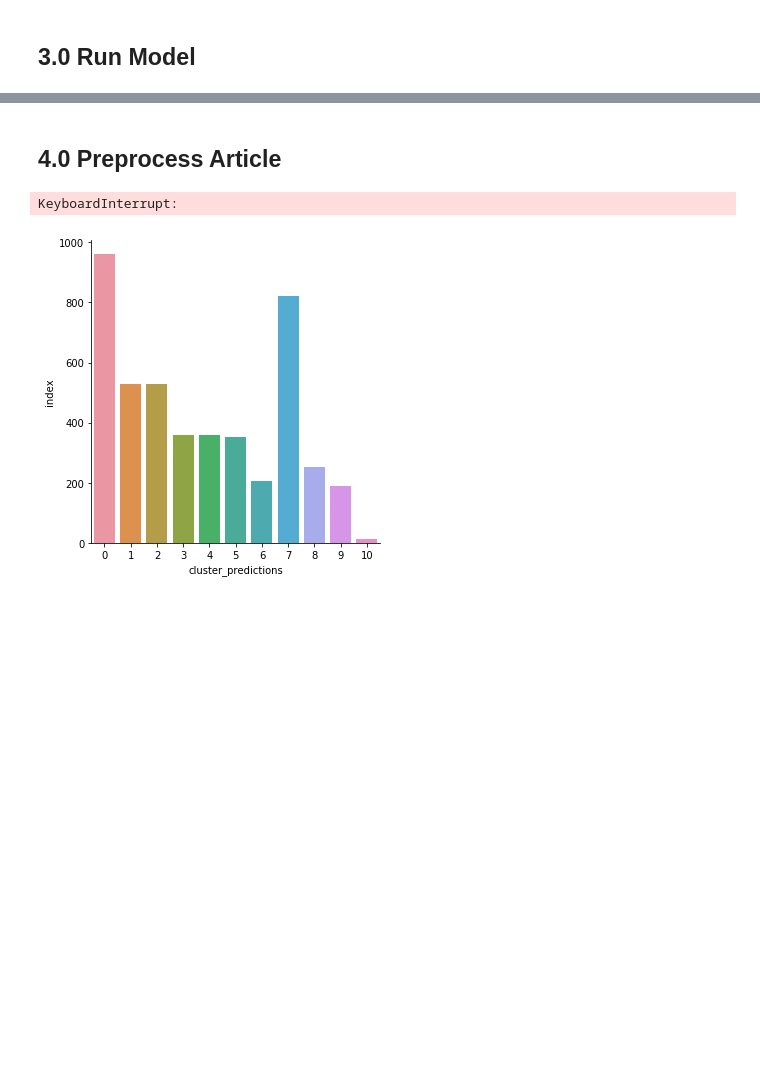
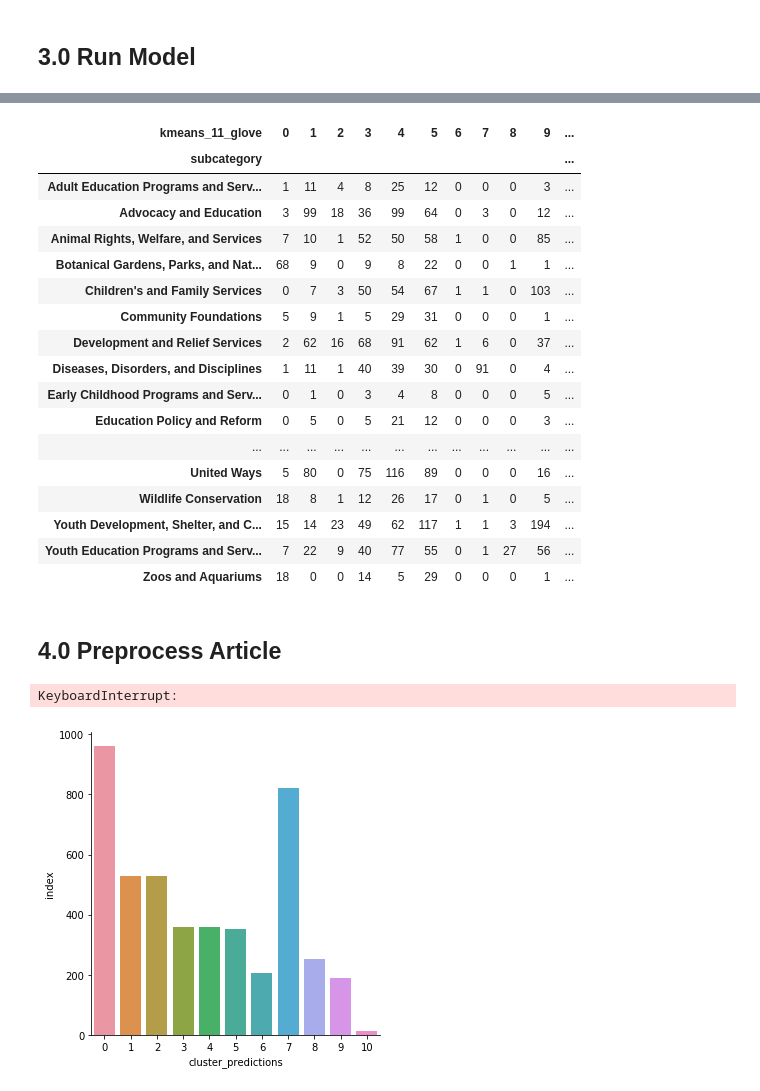
Before and after one commit to achanales/Giver, a Jupyter notebook: notebooks/4.1-Basic_Pipeline.ipynb, the cells around one changed output, grey strips where cells are left out. Drawn from its saved outputs; the diff is of its cells as text; code cells hidden in the pictures; blank space fills up the shorter version.

```diff
--- a/notebooks/4.1-Basic_Pipeline.ipynb
+++ b/notebooks/4.1-Basic_Pipeline.ipynb
@@ -94,2 +77,0 @@ docs_corpus = [docs_dict.doc2bow(doc) for doc in mission_text_pre]
-# %%
-docs_vecs   = np.vstack([sparse2full(c, len(docs_dict)) for c in docs_corpus])
@@ -195,3 +179,24 @@ all_charity['kmeans_11'] = model.labels_
+# %%
+pd.crosstab(all_charity['subcategory'],all_charity['kmeans_11_glove'])
+# %% [output]
+| kmeans_11_glove | 0 | 1 | 2 | 3 | 4 | 5 | 6 | 7 | 8 | 9 | ... |
+| subcategory |  |  |  |  |  |  |  |  |  |  | ... |
+| Adult Education Programs and Serv... | 1 | 11 | 4 | 8 | 25 | 12 | 0 | 0 | 0 | 3 | ... |
+| Advocacy and Education | 3 | 99 | 18 | 36 | 99 | 64 | 0 | 3 | 0 | 12 | ... |
+| Animal Rights, Welfare, and Services | 7 | 10 | 1 | 52 | 50 | 58 | 1 | 0 | 0 | 85 | ... |
+| Botanical Gardens, Parks, and Nat... | 68 | 9 | 0 | 9 | 8 | 22 | 0 | 0 | 1 | 1 | ... |
+| Children's and Family Services | 0 | 7 | 3 | 50 | 54 | 67 | 1 | 1 | 0 | 103 | ... |
+| Community Foundations | 5 | 9 | 1 | 5 | 29 | 31 | 0 | 0 | 0 | 1 | ... |
+| Development and Relief Services | 2 | 62 | 16 | 68 | 91 | 62 | 1 | 6 | 0 | 37 | ... |
+| Diseases, Disorders, and Disciplines | 1 | 11 | 1 | 40 | 39 | 30 | 0 | 91 | 0 | 4 | ... |
+| Early Childhood Programs and Serv... | 0 | 1 | 0 | 3 | 4 | 8 | 0 | 0 | 0 | 5 | ... |
+| Education Policy and Reform | 0 | 5 | 0 | 5 | 21 | 12 | 0 | 0 | 0 | 3 | ... |
+| ... | ... | ... | ... | ... | ... | ... | ... | ... | ... | ... | ... |
+| United Ways | 5 | 80 | 0 | 75 | 116 | 89 | 0 | 0 | 0 | 16 | ... |
+| Wildlife Conservation | 18 | 8 | 1 | 12 | 26 | 17 | 0 | 1 | 0 | 5 | ... |
+| Youth Development, Shelter, and C... | 15 | 14 | 23 | 49 | 62 | 117 | 1 | 1 | 3 | 194 | ... |
+| Youth Education Programs and Serv... | 7 | 22 | 9 | 40 | 77 | 55 | 0 | 1 | 27 | 56 | ... |
+| Zoos and Aquariums | 18 | 0 | 0 | 14 | 5 | 29 | 0 | 0 | 0 | 1 | ... |
 # %% [markdown]
 ## 4.0 Preprocess Article
 # %%
```
Also changed, not shown: parts of 17 cells of this notebook.
